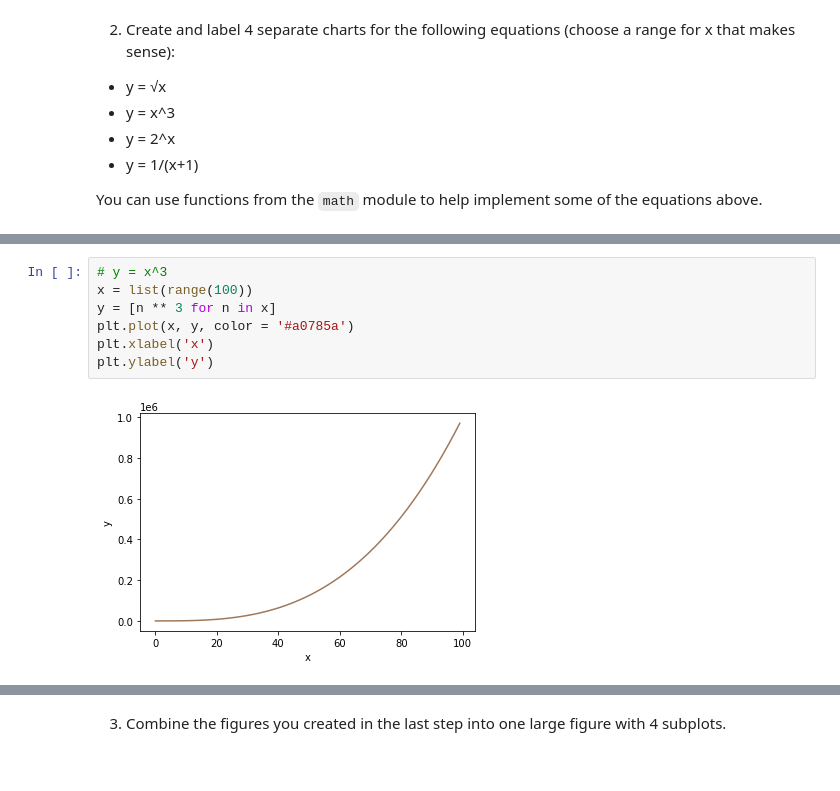
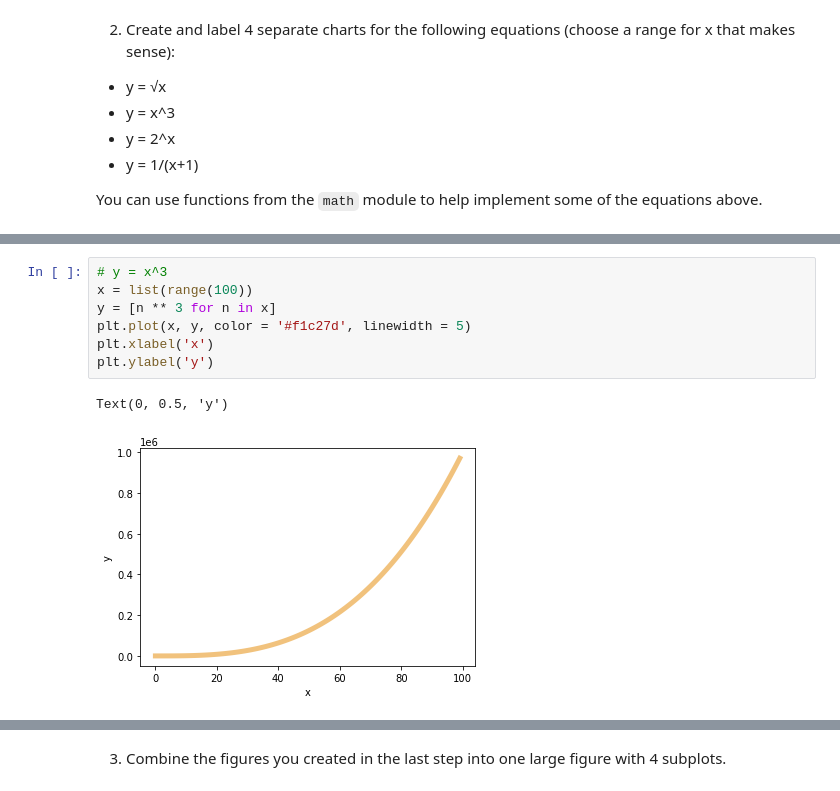
Before and after one commit to m3redithw/numpy-pandas-visualization-exercises, a Jupyter notebook: matplotlib_exercises.ipynb, the cells around one changed output, grey strips where cells are left out. Cells and saved outputs as stored; diff of their text form.

```diff
--- a/matplotlib_exercises.ipynb
+++ b/matplotlib_exercises.ipynb
@@ -39,12 +39,13 @@ plt.plot(x, y, color = '#f0ead6')
 # %%
 # y = x^3
 x = list(range(100))
 y = [n ** 3 for n in x]
-plt.plot(x, y, color = '#a0785a')
+plt.plot(x, y, color = '#f1c27d', linewidth = 5)
 plt.xlabel('x')
 plt.ylabel('y')
 # %% [output]
+Text(0, 0.5, 'y')
-[figure, old version]
+[figure, new version]
 # %%
 # y = 2^x
 x = list(range(0,51))
```
Also changed, not shown: parts of 6 cells of this notebook.
